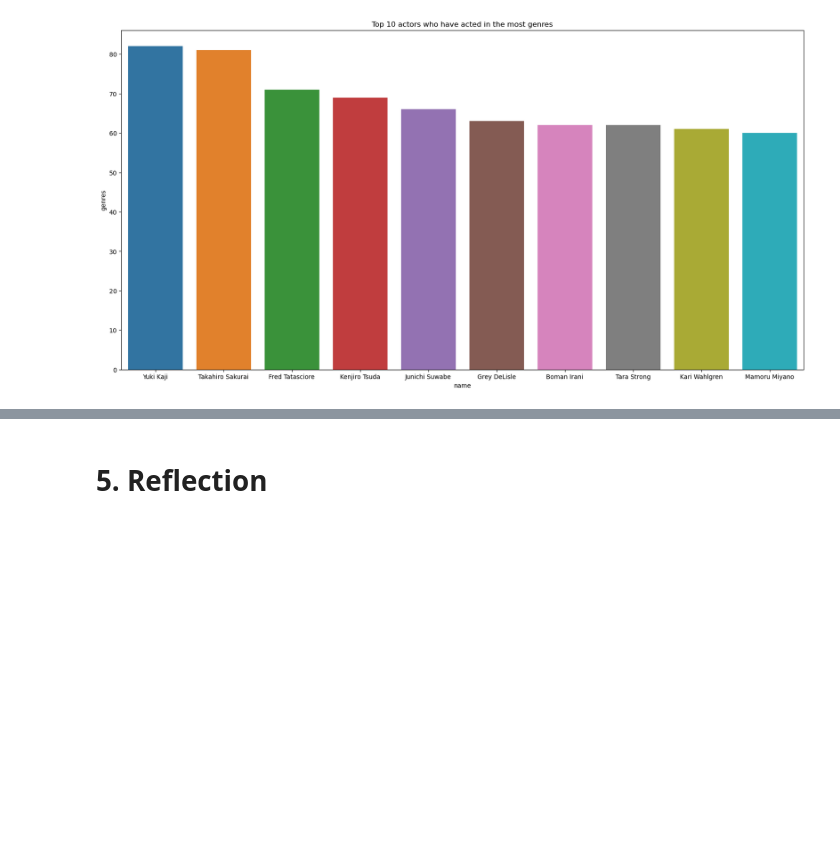
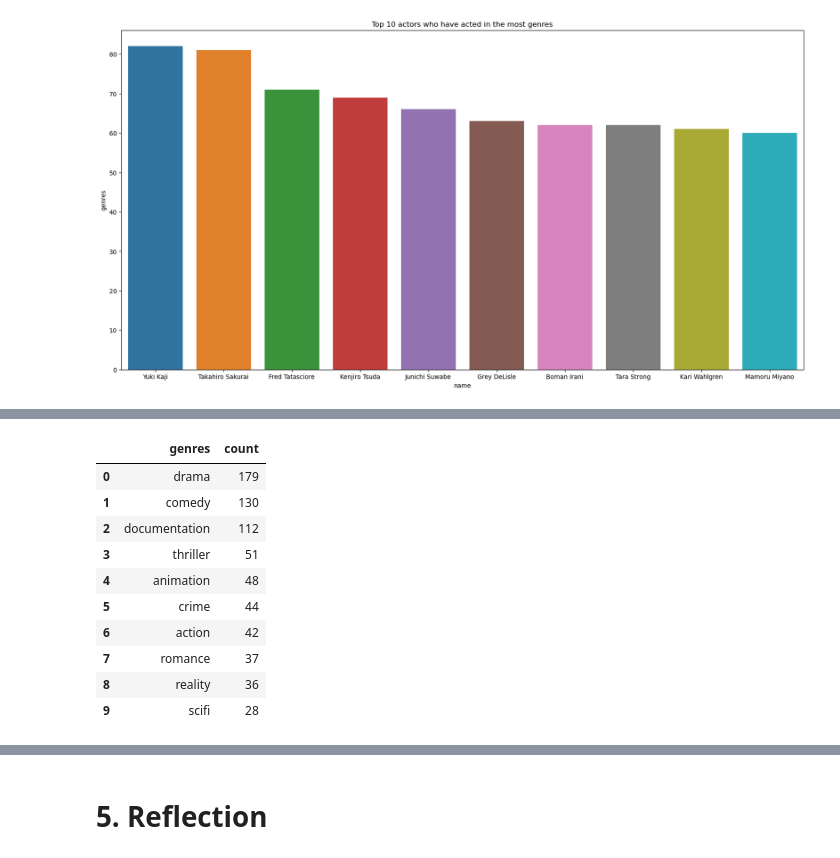
Before and after one commit to lephu13502/Movies-and-TV-Shows-Analysis, a Jupyter notebook: NetflixMoviesAndTVShows.ipynb, the cells around one changed output, grey strips where cells are left out. Cells and saved outputs as stored; diff of their text form; code cells hidden in the pictures; blank space fills up the shorter version.

```diff
--- a/NetflixMoviesAndTVShows.ipynb
+++ b/NetflixMoviesAndTVShows.ipynb
@@ -379,0 +459,17 @@ Text(0.5, 1.0, 'Top 10 actors who have acted in the most genres')
+# %%
+genres_release_year_2021_df = genres_release_year_df[genres_release_year_df['release_year'] == 2021]
+genres_count_2021 = genres_release_year_2021_df['genres'].value_counts().reset_index()
+genres_count_2021.columns = ['genres', 'count']
+genres_count_2021.head(10)
+# %% [output]
+|  | genres | count |
+| 0 | drama | 179 |
+| 1 | comedy | 130 |
+| 2 | documentation | 112 |
+| 3 | thriller | 51 |
+| 4 | animation | 48 |
+| 5 | crime | 44 |
+| 6 | action | 42 |
+| 7 | romance | 37 |
+| 8 | reality | 36 |
+| 9 | scifi | 28 |
```
Also changed, not shown: parts of 29 cells of this notebook.
